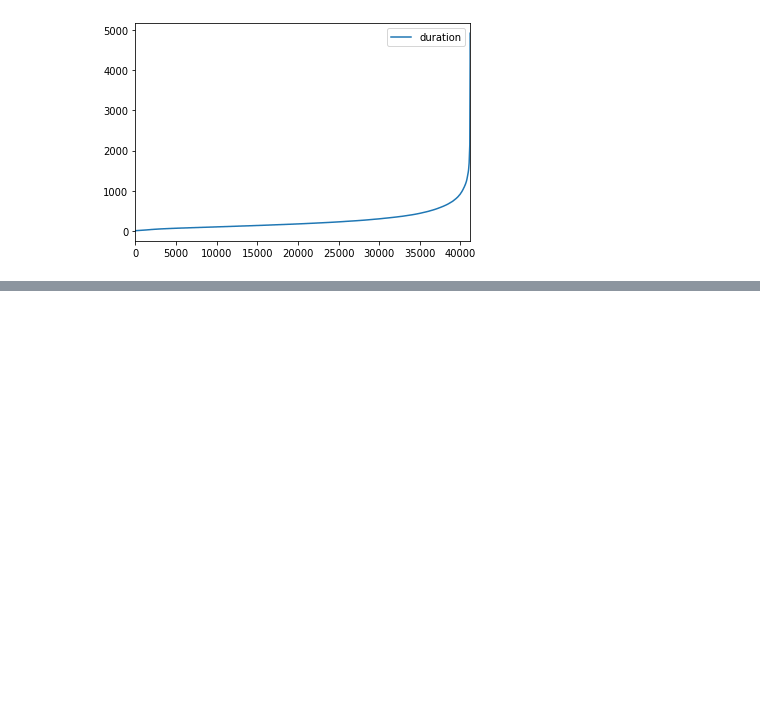
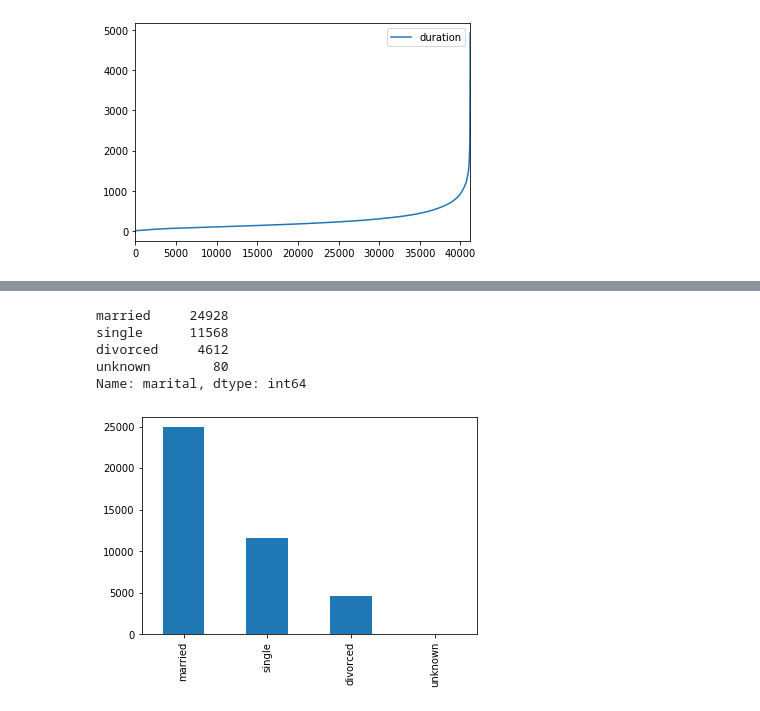
Before and after one commit to YoungJae-Hur/Data-science, a Jupyter notebook: project-marketing/8. client data analysis.ipynb, the cells around one changed output, grey strips where cells are left out. Saved outputs shown, nothing was run; the diff lists cells and outputs as text; code cells hidden in the pictures; blank space fills up the shorter version.

```diff
--- a/project-marketing/8. client data analysis.ipynb
+++ b/project-marketing/8. client data analysis.ipynb
@@ -329,0 +384,16 @@ plt.show()
+# %%
+# value_counts()
+marital = df['marital'].value_counts()
+marital
+# %% [output]
+married     24928
+single      11568
+divorced     4612
+unknown        80
+Name: marital, dtype: int64
+# %%
+# marital var. visualization w/ bar graph
+marital.plot.bar()
+plt.show()
+# %% [output]
+[figure, added]
```
Also changed, not shown: parts of 11 cells of this notebook.
